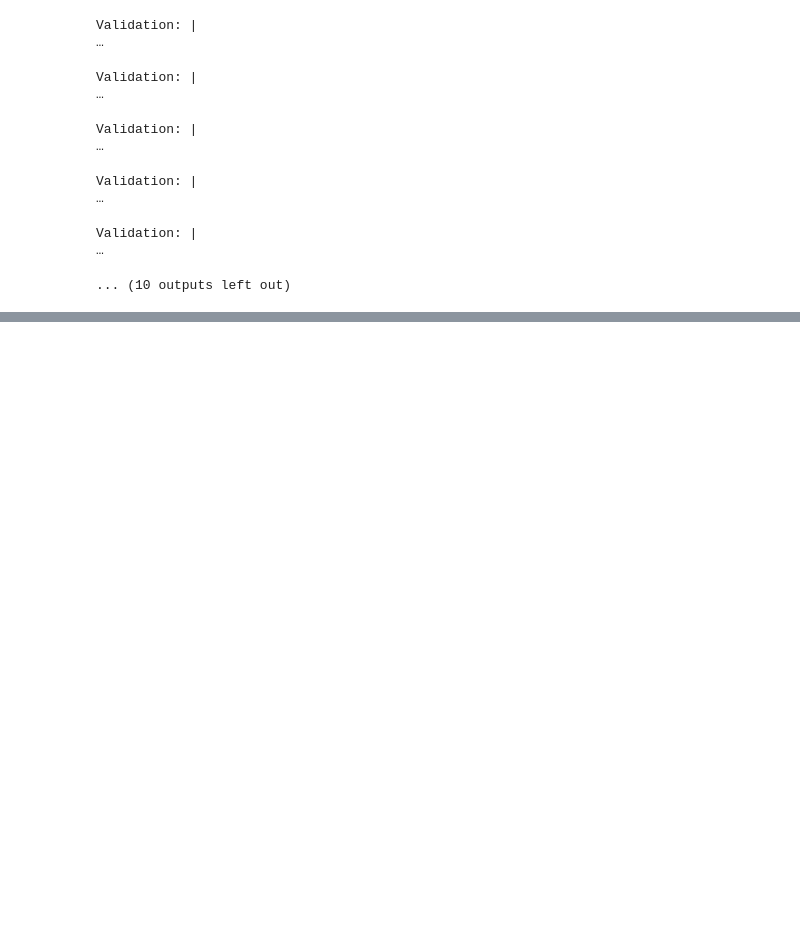
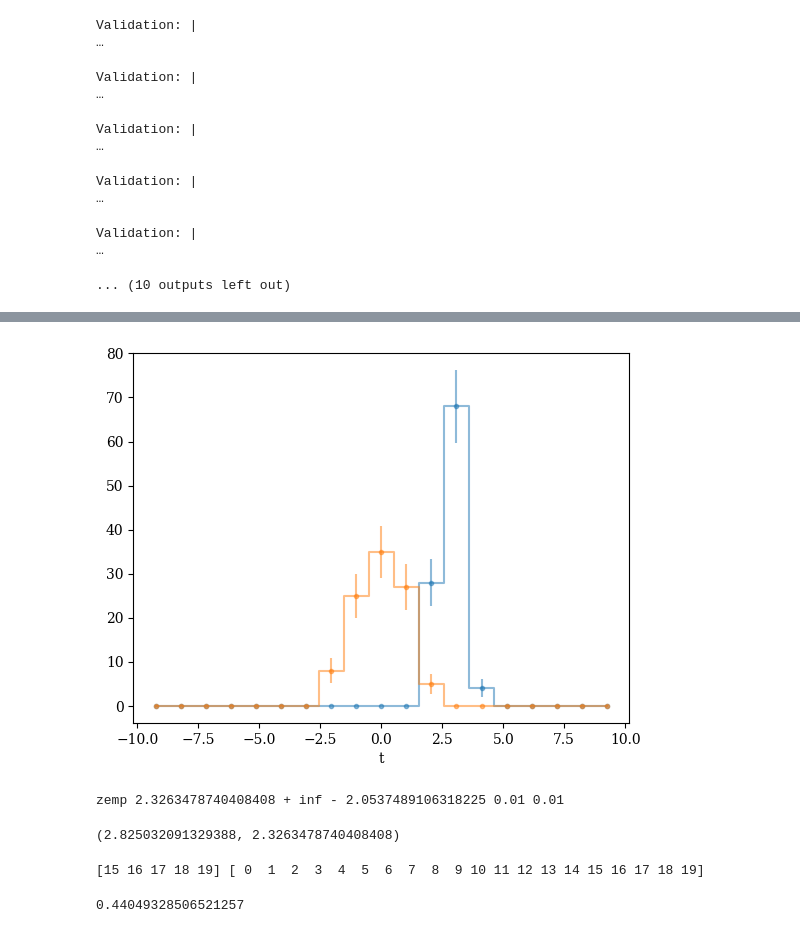
Before and after one commit to SamBT/phlab-neurips25, a Jupyter notebook: experiments/toyjet/ToyMahaDataMCIntegrated.ipynb, the cells around one changed output, grey strips where cells are left out. Cells and saved outputs as stored; diff of their text form; code cells hidden in the pictures; blank space fills up the shorter version.

```diff
--- a/experiments/toyjet/ToyMahaDataMCIntegrated.ipynb
+++ b/experiments/toyjet/ToyMahaDataMCIntegrated.ipynb
@@ -207,0 +189,20 @@ ValueError: not enough values to unpack (expected 6, got 5)
+# %%
+labels=tjds.test_labels
+with torch.no_grad():
+    output = (disc_model(tjds.test_data.float()))
+#dutils.z_yield  (output, labels,  output,  labels, (nsigs-1),ntoys=100,iNb=10000,iNr=20000,plot=True, iOption=1)
+dutils.run_toy(200,10000,20000,output,labels,output,labels,(nsigs-1),iOption=1,ntoys=100)
+# %% [output]
+[figure, added]
+zemp 2.3263478740408408 + inf - 2.0537489106318225 0.01 0.01
+(2.825032091329388, 2.3263478740408408)
+# %%
+arr = np.arange(20)
+print(arr[-5:],arr)
+# %% [output]
+[15 16 17 18 19] [ 0  1  2  3  4  5  6  7  8  9 10 11 12 13 14 15 16 17 18 19]
+# %%
+from scipy.stats import norm,chi2,kstest
+chi2.sf(10,10)
+# %% [output]
+0.44049328506521257
```
Also changed, not shown: parts of 9 cells of this notebook, 2 other files.
